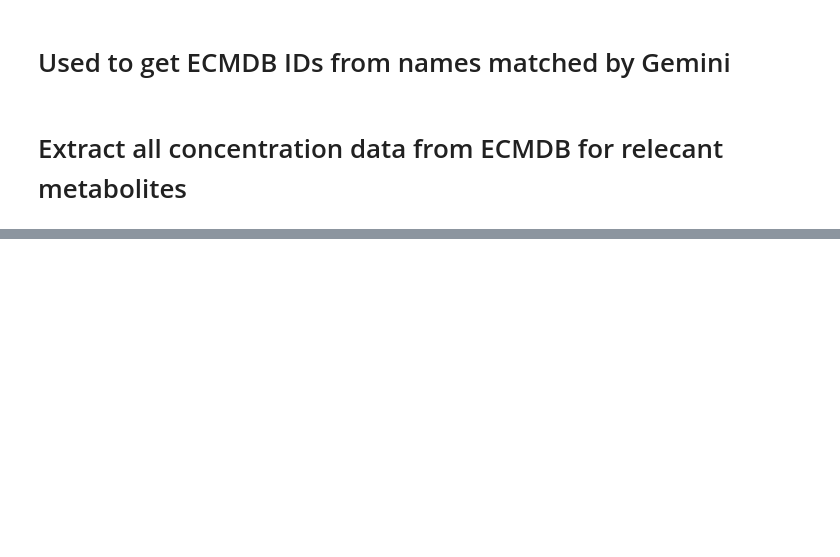
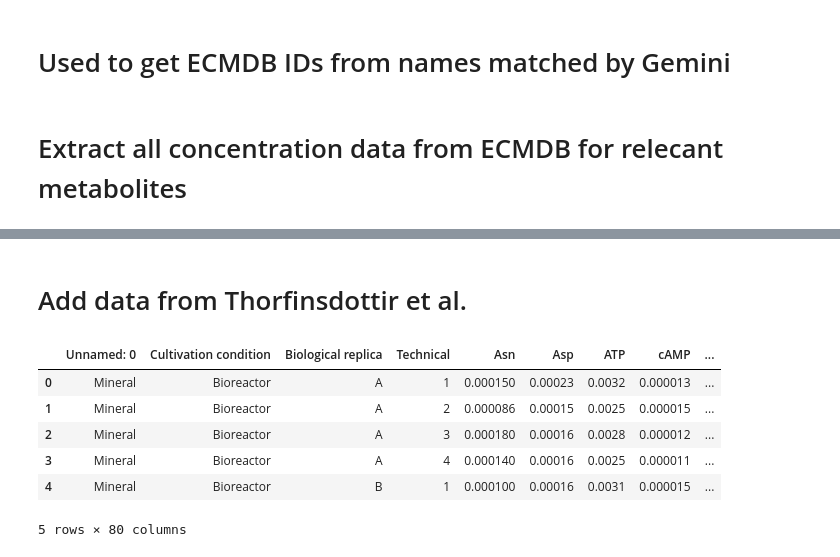
Before and after one commit to sulheim/metabolite-release, a Jupyter notebook: notebooks/9_other/get_intracellular_concentrations.ipynb, the cells around one changed output, grey strips where cells are left out. Saved outputs shown, nothing was run; the diff lists cells and outputs as text; code cells hidden in the pictures; blank space fills up the shorter version.

```diff
--- a/notebooks/9_other/get_intracellular_concentrations.ipynb
+++ b/notebooks/9_other/get_intracellular_concentrations.ipynb
@@ -107,0 +190,15 @@ all_conc.to_csv(all_conc_fn)
+# %% [markdown]
+# Add data from Thorfinsdottir et al.
+# %%
+thd_fn = data_folder / 'Thorfinnsdottir_2022/Supplementary Table S2 - Thorfinnsdottir et al.csv'
+thd_df = pd.read_csv(thd_fn, skiprows=2)
+# %%
+thd_df.head()
+# %% [output]
+|  | Unnamed: 0 | Cultivation condition | Biological replica | Technical | Asn | Asp | ATP | cAMP | ... |
+| 0 | Mineral | Bioreactor | A | 1 | 0.000150 | 0.00023 | 0.0032 | 0.000013 | ... |
+| 1 | Mineral | Bioreactor | A | 2 | 0.000086 | 0.00015 | 0.0025 | 0.000015 | ... |
+| 2 | Mineral | Bioreactor | A | 3 | 0.000180 | 0.00016 | 0.0028 | 0.000012 | ... |
+| 3 | Mineral | Bioreactor | A | 4 | 0.000140 | 0.00016 | 0.0025 | 0.000011 | ... |
+| 4 | Mineral | Bioreactor | B | 1 | 0.000100 | 0.00016 | 0.0031 | 0.000015 | ... |
+5 rows × 80 columns
```
Also changed, not shown: parts of 29 cells of this notebook, 4 other files.
